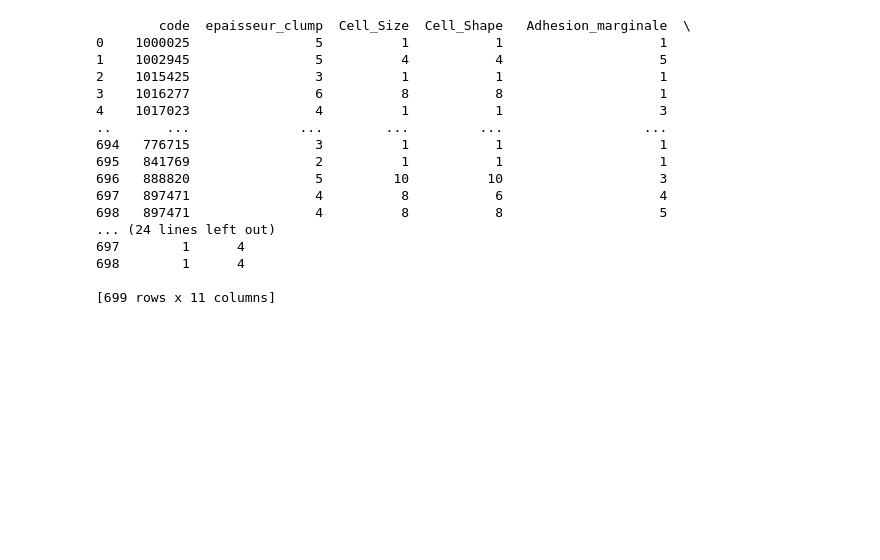
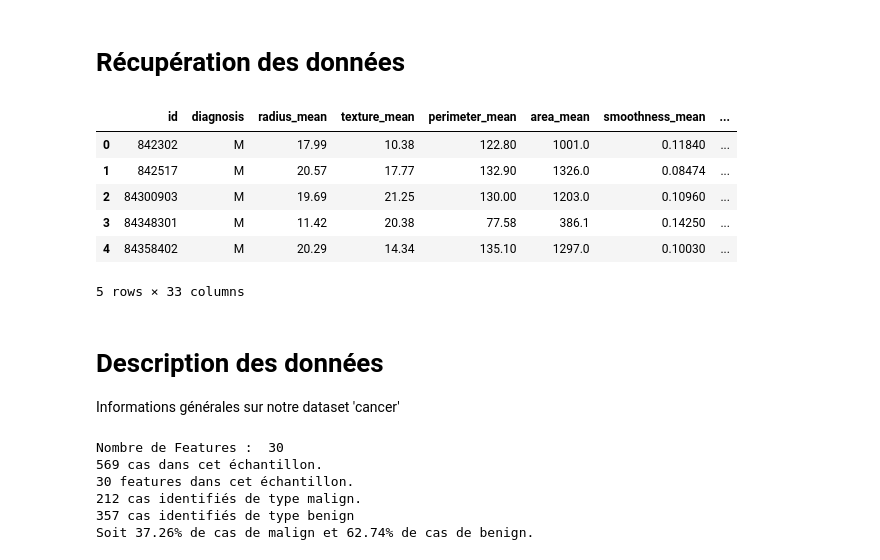
Before and after one commit to msnassim/Wiconsin-cancer-prediction, a Jupyter notebook: wisconsin.ipynb, the cells around one changed output. Drawn from its saved outputs; the diff is of its cells as text; code cells hidden in the pictures; blank space fills up the shorter version.

```diff
--- a/wisconsin.ipynb
+++ b/wisconsin.ipynb
@@ -2,27 +2,16 @@
 import numpy as np
 import matplotlib.pyplot as plt
 import pandas as pd
-# %%
-column_names = ['code','epaisseur_clump', 'Cell_Size', 'Cell_Shape', ' Adhesion_marginale',
-                ' Cell_epitheliale ', 'Bare_Nuclei', 'Bland_Chromatin', 'Normal_Nucleoli', 'Mitoses', 'Class']
-data = pd.read_csv('data/breast-cancer-wisconsin.data', names=column_names,
-                      na_values = "?", sep=",", skipinitialspace=True)
-print(data)
-# %% [output]
-        code  epaisseur_clump  Cell_Size  Cell_Shape   Adhesion_marginale  \
-0    1000025                5          1           1                    1
-1    1002945                5          4           4                    5
-2    1015425                3          1           1                    1
-3    1016277                6          8           8                    1
-4    1017023                4          1           1                    3
-..       ...              ...        ...         ...                  ...
-694   776715                3          1           1                    1
-695   841769                2          1           1                    1
-696   888820                5         10          10                    3
-697   897471                4          8           6                    4
-698   897471                4          8           8                    5
-... (24 lines left out)
-697        1      4
-698        1      4
-
-[699 rows x 11 columns]
+# %% [markdown]
+# Récupération des données
+# %%
+cancer = pd.read_csv('data/data.csv',sep=",")
+cancer.head()
+# %% [output]
+|  | id | diagnosis | radius_mean | texture_mean | perimeter_mean | area_mean | smoothness_mean | ... |
+| 0 | 842302 | M | 17.99 | 10.38 | 122.80 | 1001.0 | 0.11840 | ... |
+| 1 | 842517 | M | 20.57 | 17.77 | 132.90 | 1326.0 | 0.08474 | ... |
+| 2 | 84300903 | M | 19.69 | 21.25 | 130.00 | 1203.0 | 0.10960 | ... |
+| 3 | 84348301 | M | 11.42 | 20.38 | 77.58 | 386.1 | 0.14250 | ... |
+| 4 | 84358402 | M | 20.29 | 14.34 | 135.10 | 1297.0 | 0.10030 | ... |
+5 rows × 33 columns
@@ -28,0 +27,29 @@ print(data)
+# %% [markdown]
+# Description des données
+   Informations générales sur notre dataset 'cancer'
+# %%
+features = cancer.shape[1]-1
+
+# Taille de l'échantillon
+
+taille = len(cancer)
+
+# Nombre de cas M/B
+
+malign = len(cancer[cancer['diagnosis'] == 'M']['diagnosis'])
+benign = len(cancer[data['diagnosis'] == 'B']['diagnosis'])
+taux_malign = round(((float(malign)/taille))*100,2)
+
+print("Nombre de Features : ",features)
+print(str(taille) + " cas dans cet échantillon.")
+print(str(features) + " features dans cet échantillon.")
+print(str(malign) + " cas identifiés de type malign.")
+print(str(benign) + " cas identifiés de type benign")
+print("Soit " + str(taux_malign) + "% de cas de malign et " + str(100.0-taux_malign) + "% de cas de benign.")
+# %% [output]
+Nombre de Features :  30
+569 cas dans cet échantillon.
+30 features dans cet échantillon.
+212 cas identifiés de type malign.
+357 cas identifiés de type benign
+Soit 37.26% de cas de malign et 62.74% de cas de benign.
```
Also changed, not shown: parts of 4 cells of this notebook.
